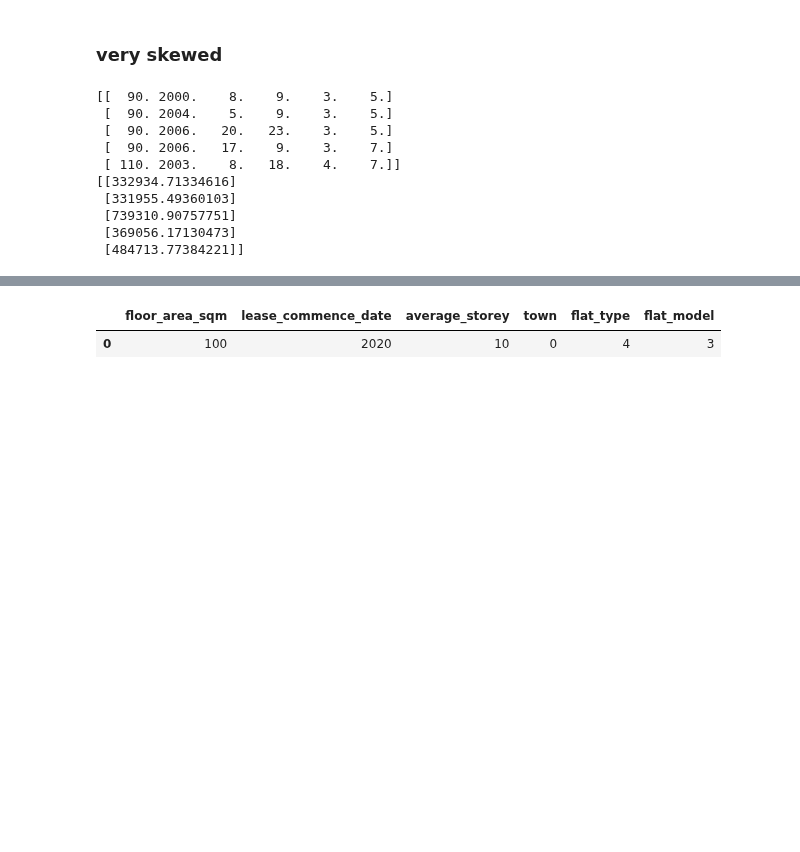
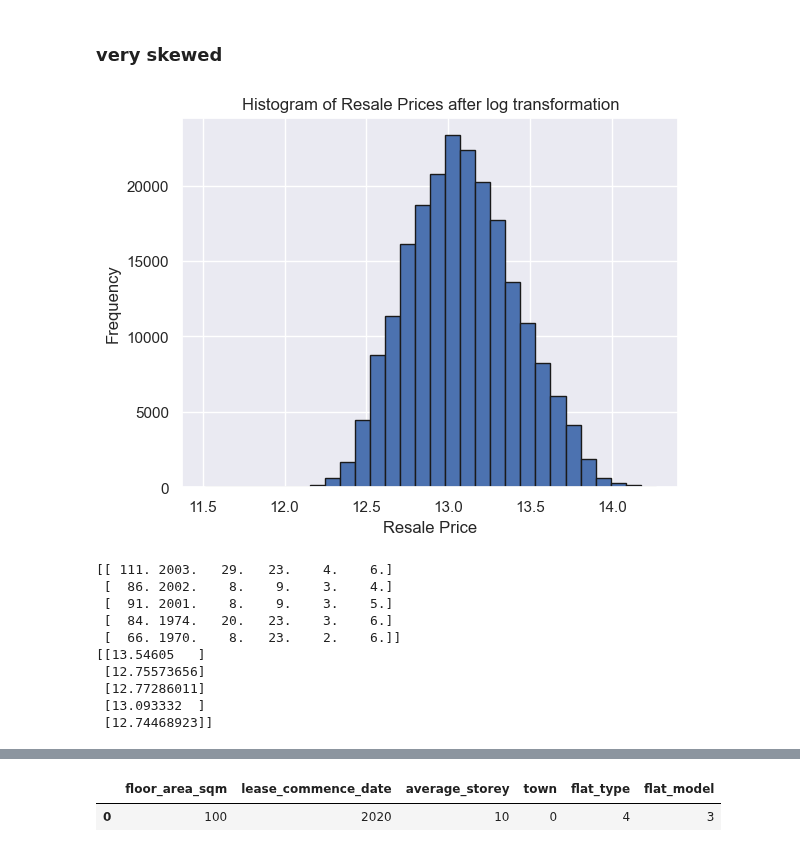
Before and after one commit to KuroInit/HDB-Resale-Price-Predict, a Jupyter notebook: MiniProject.ipynb, the cells around one changed output, grey strips where cells are left out. Saved outputs shown, nothing was run; the diff lists cells and outputs as text; code cells hidden in the pictures; blank space fills up the shorter version.

```diff
--- a/MiniProject.ipynb
+++ b/MiniProject.ipynb
@@ -462,33 +544,41 @@ plt.show()
 [figure]
 # %% [markdown]
 ### very skewed
+# %%
+np.set_printoptions(suppress=True)
+
+train['log_' + target] = np.log(train[target])
+
+log_resale_price_adjusted = train['log_resale_price_adjusted']
+
+plt.hist(log_resale_price_adjusted, bins=30, edgecolor='k')
+plt.title('Histogram of Resale Prices after log transformation')
+plt.xlabel('Resale Price')
+plt.ylabel('Frequency')
+
+plt.show()
+# %% [output]
+[figure, added]
 # %%
-np.set_printoptions(suppress=True)
-
-# Split the data into features and targets based on the indices
 X_train = train.loc[train_indices, features].values
 y_train = train.loc[train_indices, target].values.reshape(-1, 1)
+y_train_log = train.loc[train_indices, 'log_' + target].values.reshape(-1, 1)
 
 X_valid = train.loc[valid_indices, features].values
 y_valid = train.loc[valid_indices, target].values.reshape(-1, 1)
+y_valid_log = train.loc[valid_indices, 'log_' + target].values.reshape(-1, 1)
 
 X_test = train.loc[test_indices, features].values
 y_test = train.loc[test_indices, target].values.reshape(-1, 1)
-
-y_train_log = np.log1p(y_train)  # Apply log transformation
-y_valid_log = np.log1p(y_valid)
-y_test_log = np.log1p(y_test)
-
-print(X_valid[:5])  # Print the first 5
-print(y_valid[:5])
+y_test_log = train.loc[test_indices, 'log_' + target].values.reshape(-1, 1)
 # %% [output]
-[[  90. 2000.    8.    9.    3.    5.]
- [  90. 2004.    5.    9.    3.    5.]
- [  90. 2006.   20.   23.    3.    5.]
- [  90. 2006.   17.    9.    3.    7.]
- [ 110. 2003.    8.   18.    4.    7.]]
-[[332934.71334616]
- [331955.49360103]
- [739310.90757751]
- [369056.17130473]
- [484713.77384221]]
+[[ 111. 2003.   29.   23.    4.    6.]
+ [  86. 2002.    8.    9.    3.    4.]
+ [  91. 2001.    8.    9.    3.    5.]
+ [  84. 1974.   20.   23.    3.    6.]
+ [  66. 1970.    8.   23.    2.    6.]]
+[[13.54605   ]
+ [12.75573656]
+ [12.77286011]
+ [13.093332  ]
+ [12.74468923]]
```
Also changed, not shown: parts of 17 cells of this notebook.
